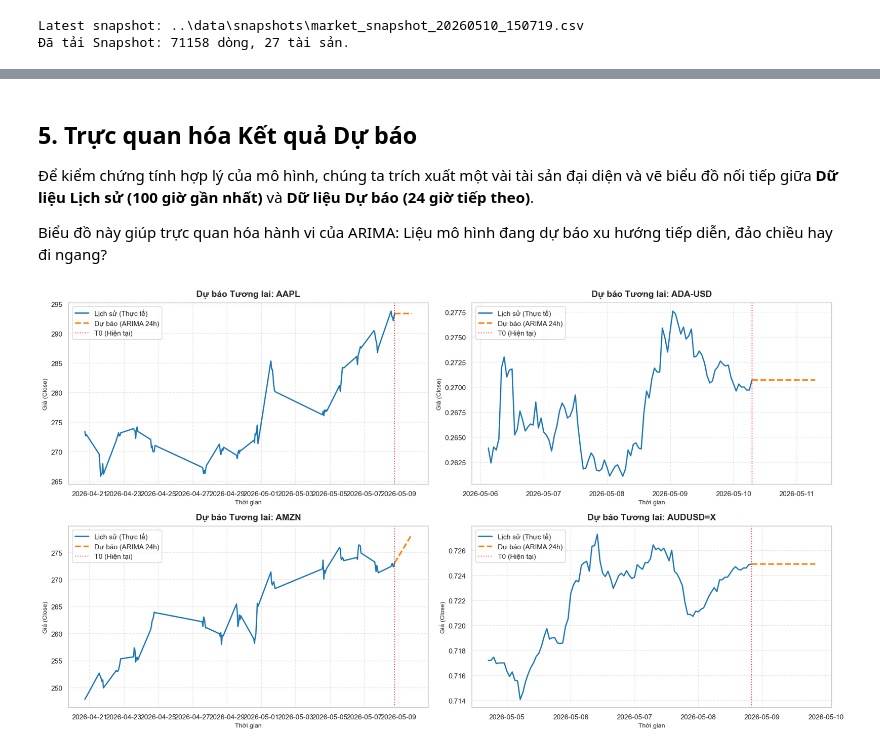
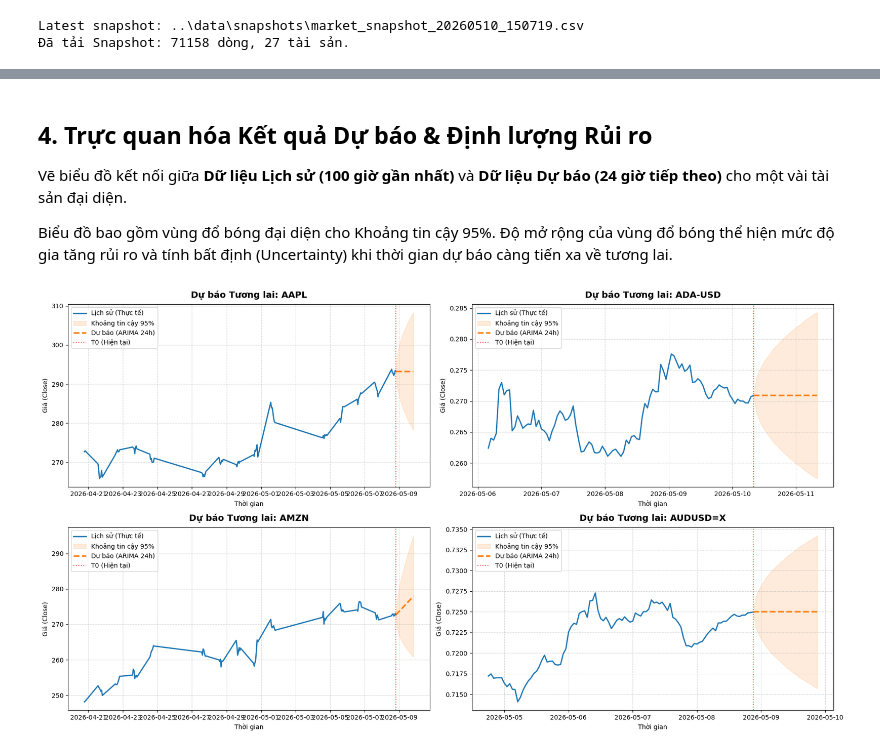
Before and after one commit to AnhTuan28112005/Data_Monitoring_Analytics_Application, a Jupyter notebook: notebooks/04_forecasting.ipynb, the cells around one changed output, grey strips where cells are left out. Saved outputs shown, nothing was run; the diff lists cells and outputs as text; code cells hidden in the pictures.

```diff
--- a/notebooks/04_forecasting.ipynb
+++ b/notebooks/04_forecasting.ipynb
@@ -200,17 +254,27 @@ Sử dụng kiến trúc **Local ARIMA** để dự báo trực tiếp **Giá đ
 forecast_horizon = 24
 all_forecasts = []
 
-print(f"ĐANG KHỞI ĐỘNG HỆ THỐNG DỰ BÁO CHO {df['symbol'].nunique()} TÀI SẢN...")
+print(f"ĐANG KHỞI ĐỘNG DỰ BÁO TƯƠNG LAI CHO {df['symbol'].nunique()} TÀI SẢN...")
 start_time = time.time()
 
 for sym in df['symbol'].unique():
+    # Giới hạn 1000 nến gần nhất để tăng tốc độ và tránh nhiễu quá khứ xa
     data_sym = df[df['symbol'] == sym].tail(1000)
     y_train = data_sym['close'].values
 
     try:
-        model = pm.auto_arima(y_train, seasonal=False, stepwise=True,
-                              suppress_warnings=True, max_p=3, max_q=3)
-        preds = model.predict(n_periods=forecast_horizon)
+        model = pm.auto_arima(
+            y_train,
+            seasonal=False,
+            stepwise=True,
+            suppress_warnings=True,
+            max_p=3, max_q=3,
+            d=None
+        )
+
+        # Trích xuất Dự báo và Khoảng tin cậy 95%
+        preds, conf_int = model.predict(n_periods=forecast_horizon, return_conf_int=True, alpha=0.05)
+
         last_dt = pd.to_datetime(data_sym['datetime'].iloc[-1])
         future_dates = [last_dt + timedelta(hours=i) for i in range(1, forecast_horizon + 1)]
 
@@ -218,11 +282,16 @@ for sym in df['symbol'].unique():
             all_forecasts.append({
                 'symbol': sym,
                 'datetime': future_dates[i],
-                'predicted_close': round(preds[i], 4)
+                'predicted_close': round(float(preds[i]), 4),
+                'lower_bound': round(float(conf_int[i][0]), 4),
+                'upper_bound': round(float(conf_int[i][1]), 4)
             })
+
         print(f"[+] {sym:<10} | Hoàn tất dự báo 24h tới.")
 
     except Exception as e:
         print(f" Lỗi dự báo tại {sym}: {e}")
+
 df_forecast = pd.DataFrame(all_forecasts)
+print(f"\nHoàn thành trong: {time.time() - start_time:.2f} giây")
 # %% [output]
@@ -246,36 +328,45 @@ df_forecast = pd.DataFrame(all_forecasts)
 # %% [markdown]
-## 5. Trực quan hóa Kết quả Dự báo
+## **4. Trực quan hóa Kết quả Dự báo & Định lượng Rủi ro**
 
-Để kiểm chứng tính hợp lý của mô hình, chúng ta trích xuất một vài tài sản đại diện và vẽ biểu đồ nối tiếp giữa **Dữ liệu Lịch sử (100 giờ gần nhất)** và **Dữ liệu Dự báo (24 giờ tiếp theo)**.
+Vẽ biểu đồ kết nối giữa **Dữ liệu Lịch sử (100 giờ gần nhất)** và **Dữ liệu Dự báo (24 giờ tiếp theo)** cho một vài tài sản đại diện.
 
-Biểu đồ này giúp trực quan hóa hành vi của ARIMA: Liệu mô hình đang dự báo xu hướng tiếp diễn, đảo chiều hay đi ngang?
+Biểu đồ bao gồm vùng đổ bóng đại diện cho Khoảng tin cậy 95%. Độ mở rộng của vùng đổ bóng thể hiện mức độ gia tăng rủi ro và tính bất định (Uncertainty) khi thời gian dự báo càng tiến xa về tương lai.
 # %%
+# Lấy 4 symbol đầu tiên làm đại diện
 sample_symbols = df['symbol'].unique()[:4]
 fig, axes = plt.subplots(2, 2, figsize=(18, 10))
 axes = axes.flatten()
 
 for i, sym in enumerate(sample_symbols):
     hist_data = df[df['symbol'] == sym].tail(100)
     pred_data = df_forecast[df_forecast['symbol'] == sym]
+
+    # Vẽ Dữ liệu thực tế
     axes[i].plot(hist_data['datetime'], hist_data['close'],
                  label='Lịch sử (Thực tế)', color='#1f77b4', linewidth=2)
 
     combined_dates = [hist_data['datetime'].iloc[-1]] + list(pred_data['datetime'])
     combined_prices = [hist_data['close'].iloc[-1]] + list(pred_data['predicted_close'])
+    combined_lower = [hist_data['close'].iloc[-1]] + list(pred_data['lower_bound'])
+    combined_upper = [hist_data['close'].iloc[-1]] + list(pred_data['upper_bound'])
+
+    # Vẽ Khoảng tin cậy 95%
+    axes[i].fill_between(combined_dates, combined_lower, combined_upper,
+                         color='#ff7f0e', alpha=0.15, label='Khoảng tin cậy 95%')
 
     axes[i].plot(combined_dates, combined_prices,
                  label='Dự báo (ARIMA 24h)', color='#ff7f0e', linestyle='--', linewidth=2.5)
 
     axes[i].axvline(x=hist_data['datetime'].iloc[-1], color='red', linestyle=':',
                     alpha=0.7, label='T0 (Hiện tại)')
 
     axes[i].set_title(f'Dự báo Tương lai: {sym}', fontsize=14, fontweight='bold', pad=10)
     axes[i].set_xlabel('Thời gian', fontsize=10)
     axes[i].set_ylabel('Giá (Close)', fontsize=10)
     axes[i].legend(loc='best')
     axes[i].grid(True, linestyle='--', alpha=0.5)
 
 plt.tight_layout()
 plt.show()
 # %% [output]
-[figure, old version]
+[figure, new version]
```
Also changed, not shown: parts of 12 cells of this notebook, 2 other files.
